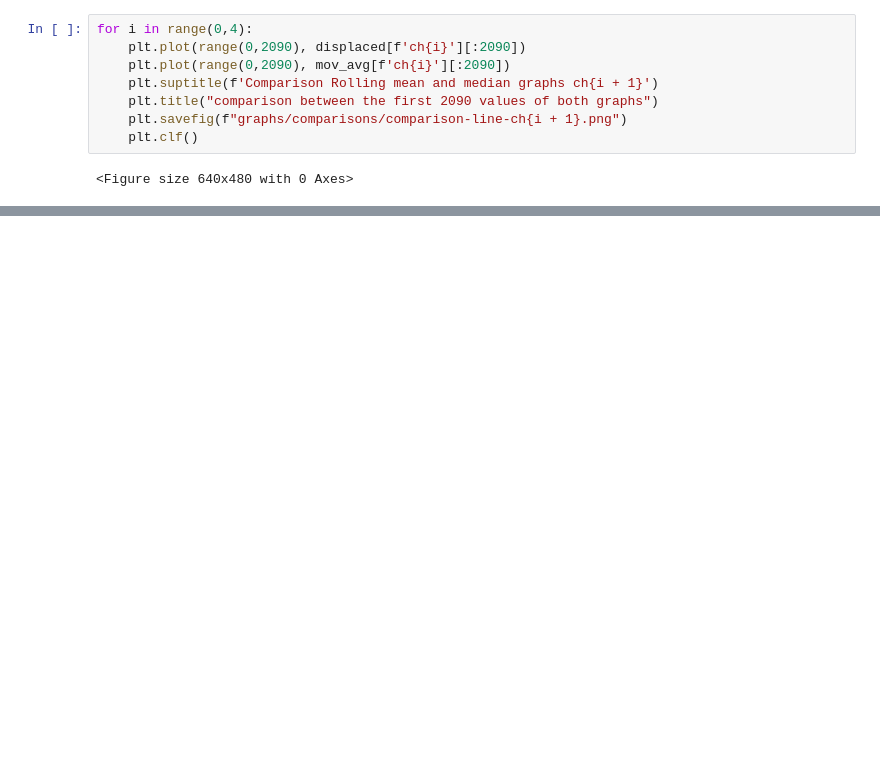
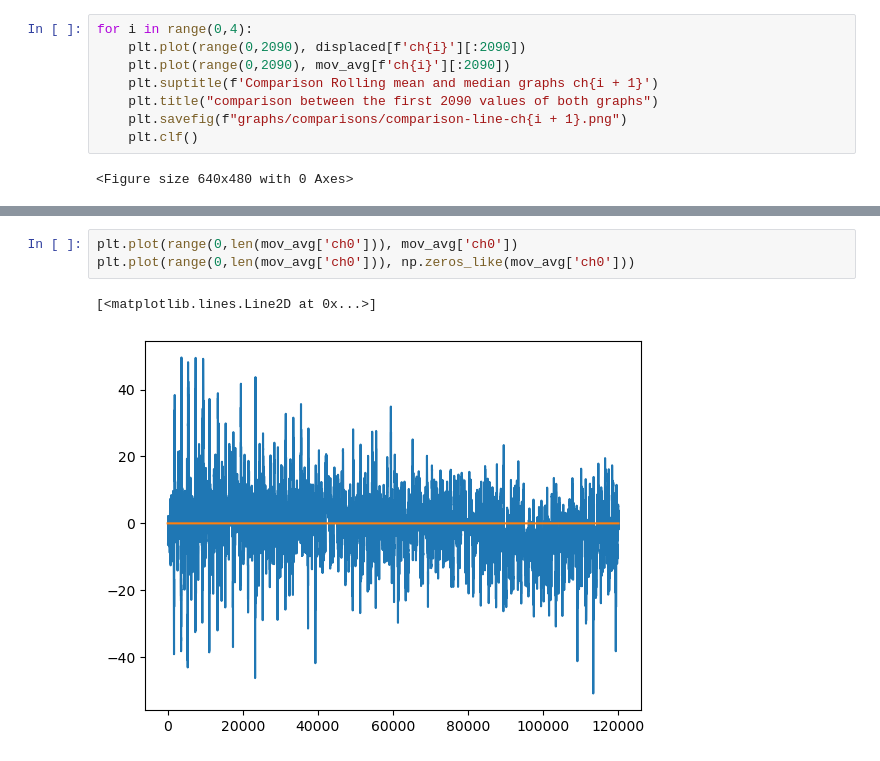
Before and after one commit to Luciomelo1407/NN_Myograph, a Jupyter notebook: Jorge/src/data-treatment.ipynb, the cells around one changed output, grey strips where cells are left out. Cells and saved outputs as stored; diff of their text form; blank space fills up the shorter version.

```diff
--- a/Jorge/src/data-treatment.ipynb
+++ b/Jorge/src/data-treatment.ipynb
@@ -104,0 +115,6 @@ for i in range(0,4):
+# %%
+plt.plot(range(0,len(mov_avg['ch0'])), mov_avg['ch0'])
+plt.plot(range(0,len(mov_avg['ch0'])), np.zeros_like(mov_avg['ch0']))
+# %% [output]
+[<matplotlib.lines.Line2D at 0x...>]
+[figure, added]
```
Also changed, not shown: parts of 3 cells of this notebook, 27 other files.
